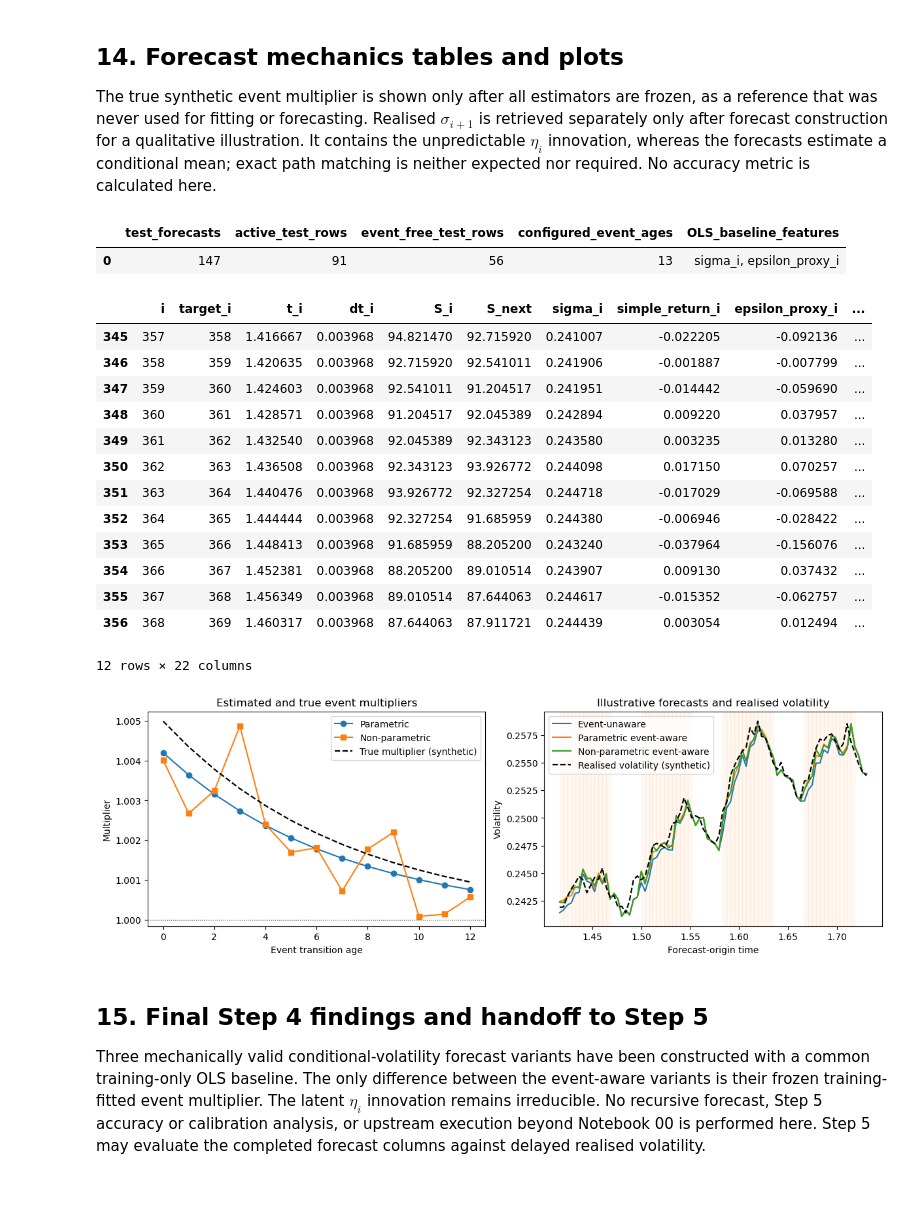
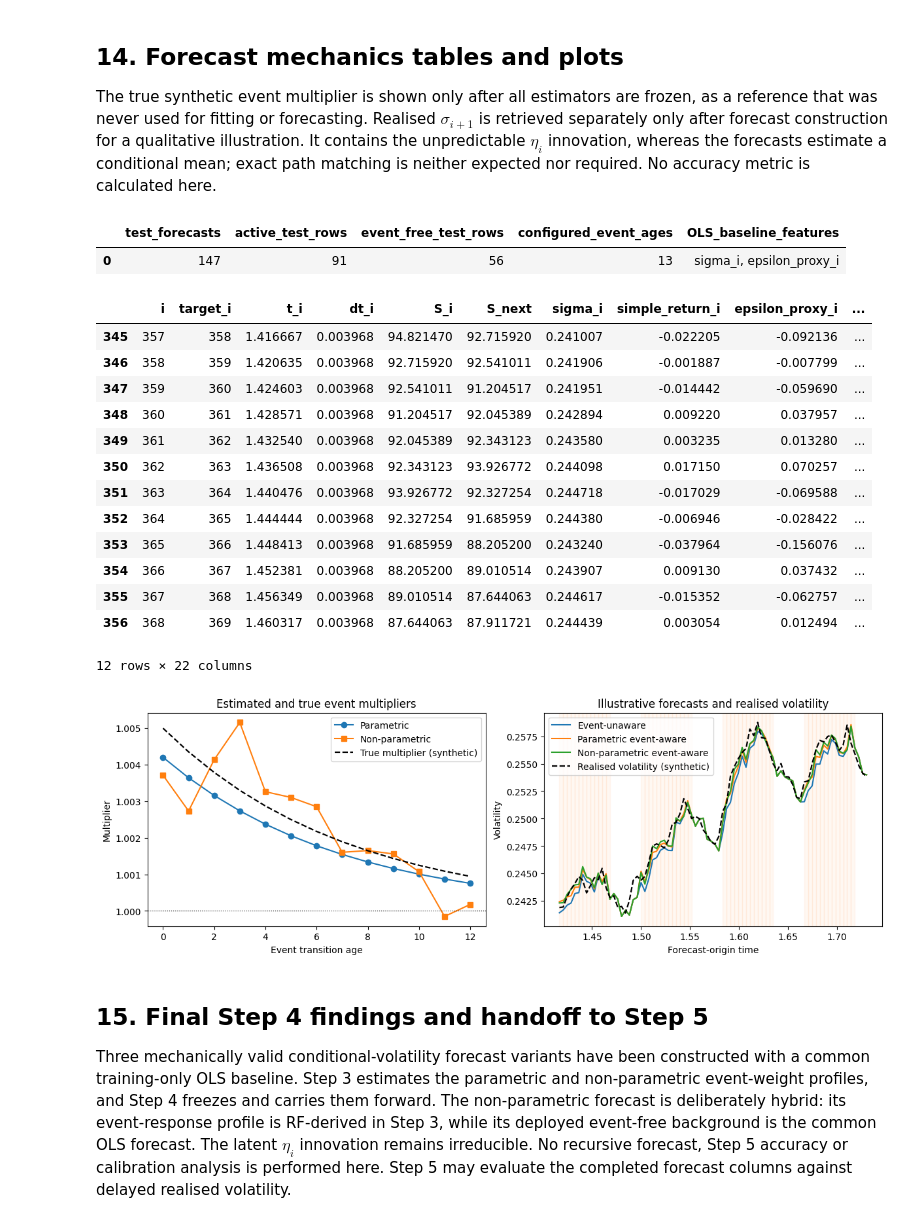
Before and after one commit to JivN24/HSBC-AN-RN, a Jupyter notebook: CODEWORK/Linus' Task Re-Do/04_dense_periodic_n1_volatility_forecasting.ipynb, the cells around one changed output. Saved outputs shown, nothing was run; the diff lists cells and outputs as text; code cells hidden in the pictures; blank space fills up the shorter version.

```diff
--- a/CODEWORK/Linus' Task Re-Do/04_dense_periodic_n1_volatility_forecasting.ipynb
+++ b/CODEWORK/Linus' Task Re-Do/04_dense_periodic_n1_volatility_forecasting.ipynb
@@ -148,15 +106,15 @@ All three primary forecasts use the same OLS baseline, fitted only on event-free
 # %%
 baseline_feature_columns = ['sigma_i', 'epsilon_proxy_i']
-hidden_simulator_names = {'epsilon', 'eta', 'F', 'omega', 'true_omega', 'true_amplitude', 'true_decay_rate'}
+hidden_simulator_names = {'epsilon', 'eta', 'F', 'omega', 'omega_next', 'true_omega', 'true_omega_next', 'true_amplitude', 'true_decay_rate'}
 event_free_train = train_data.loc[train_data['event_active_i'].eq(0)].copy()
-ols_baseline = sm.OLS(
-    event_free_train['sigma_next'], sm.add_constant(event_free_train[baseline_feature_columns], has_constant='add')
-).fit()
-ols_coefficients = ols_baseline.params.rename('estimate').to_frame()
+step4_ols_baseline = ols_baseline
+frozen_ols_coefficients = step4_ols_baseline.params.copy()
+ols_coefficients = frozen_ols_coefficients.rename('estimate').to_frame()
+assert set(baseline_feature_columns).isdisjoint(hidden_simulator_names)
 print(ols_coefficients.to_string())
 
 def ols_baseline_prediction(frame):
-    return np.asarray(ols_baseline.predict(sm.add_constant(frame[baseline_feature_columns], has_constant='add')), dtype=float)
+    return np.asarray(step4_ols_baseline.predict(sm.add_constant(frame[baseline_feature_columns], has_constant='add')), dtype=float)
 
 analysis_table['F_hat_ols'] = ols_baseline_prediction(analysis_table)
 if not np.isfinite(analysis_table['F_hat_ols']).all() or not analysis_table['F_hat_ols'].gt(0).all():
@@ -236,10 +186,13 @@ The OLS coefficients, parametric profile, and event-age means are copied before
 # %%
-frozen_ols_coefficients = ols_baseline.params.copy()
-frozen_A_hat = float(A_hat)
-frozen_lambda_hat = float(lambda_hat)
-frozen_nonparametric_profile = age_profile['mean'].copy()
-assert frozen_nonparametric_profile.index.tolist() == event_transition_ages
+frozen_A_hat = float(step3_A_hat)
+frozen_lambda_hat = float(step3_lambda_hat)
+frozen_step3_parametric_profile = step3_parametric_multiplier_by_age.copy()
+frozen_step3_nonparametric_profile = step3_nonparametric_multiplier_by_age.copy()
+assert frozen_step3_parametric_profile.index.tolist() == event_transition_ages
+assert frozen_step3_nonparametric_profile.index.tolist() == event_transition_ages
 assert np.isfinite([frozen_A_hat, frozen_lambda_hat]).all() and frozen_A_hat >= 0 and frozen_lambda_hat >= 0
+np.testing.assert_allclose(frozen_step3_parametric_profile, step3_parametric_multiplier_by_age, rtol=0.0, atol=1e-12)
+np.testing.assert_allclose(frozen_step3_nonparametric_profile, age_profile['mean'].loc[event_transition_ages], rtol=0.0, atol=1e-12)
 # %% [markdown]
 ## 13. Construct the three test forecast variants
 
@@ -251,6 +204,7 @@ forecast_input_columns = [
 ]
 test_forecast_table = test_data[forecast_input_columns].copy()
 assert 'sigma_next' not in test_forecast_table.columns
+assert set(forecast_input_columns).isdisjoint(hidden_simulator_names)
 
 test_forecast_table['F_hat_ols'] = ols_baseline_prediction(test_forecast_table)
 if not np.isfinite(test_forecast_table['F_hat_ols']).all() or not test_forecast_table['F_hat_ols'].gt(0).all():
@@ -258,19 +212,19 @@ if not np.isfinite(test_forecast_table['F_hat_ols']).all() or not test_forecast_
 active = test_forecast_table['event_active_i'].eq(1)
 test_forecast_table['multiplier_hat_unaware'] = 1.0
 test_forecast_table['multiplier_hat_parametric'] = 1.0
-test_forecast_table.loc[active, 'multiplier_hat_parametric'] = parametric_multiplier(
-    np.array([frozen_A_hat, frozen_lambda_hat]),
-    test_forecast_table.loc[active, 'event_age_years_i'].to_numpy(),
-)
+test_forecast_table.loc[active, 'multiplier_hat_parametric'] = test_forecast_table.loc[active, 'event_age_i'].map(frozen_step3_parametric_profile)
 test_forecast_table['multiplier_hat_nonparametric'] = 1.0
-test_forecast_table.loc[active, 'multiplier_hat_nonparametric'] = test_forecast_table.loc[active, 'event_age_i'].map(frozen_nonparametric_profile)
+test_forecast_table.loc[active, 'multiplier_hat_nonparametric'] = test_forecast_table.loc[active, 'event_age_i'].map(frozen_step3_nonparametric_profile)
 test_forecast_table['omega_hat_parametric'] = test_forecast_table['multiplier_hat_parametric'] ** 2
 test_forecast_table['omega_hat_nonparametric'] = test_forecast_table['multiplier_hat_nonparametric'] ** 2
 test_forecast_table['sigma_forecast_unaware'] = test_forecast_table['F_hat_ols']
 test_forecast_table['sigma_forecast_parametric'] = test_forecast_table['multiplier_hat_parametric'] * test_forecast_table['F_hat_ols']
 test_forecast_table['sigma_forecast_nonparametric'] = test_forecast_table['multiplier_hat_nonparametric'] * test_forecast_table['F_hat_ols']
-assert test_forecast_table.drop(columns=['event_age_years_i']).notna().all().all()
-assert test_forecast_table.loc[test_forecast_table['event_active_i'].eq(0), 'event_age_years_i'].isna().all()
+assert test_forecast_table.drop(columns=['event_age_i', 'event_age_years_i']).notna().all().all()
+assert test_forecast_table.loc[test_forecast_table['event_active_i'].eq(0), ['event_age_i', 'event_age_years_i']].isna().all().all()
+assert test_forecast_table.loc[~active, ['multiplier_hat_unaware', 'multiplier_hat_parametric', 'multiplier_hat_nonparametric']].eq(1.0).all().all()
+assert np.isfinite(test_forecast_table[['F_hat_ols', 'omega_hat_parametric', 'omega_hat_nonparametric', 'sigma_forecast_unaware', 'sigma_forecast_parametric', 'sigma_forecast_nonparametric']].to_numpy()).all()
+assert test_forecast_table[['F_hat_ols', 'omega_hat_parametric', 'omega_hat_nonparametric', 'sigma_forecast_unaware', 'sigma_forecast_parametric', 'sigma_forecast_nonparametric']].gt(0).all().all()
 # %% [markdown]
 ## 14. Forecast mechanics tables and plots
 
@@ -291,8 +245,8 @@ true_event_amplitude = reference_config['events']['amplitude']
 true_decay_rate = reference_config['events']['decay_rate']
 profile_plot = pd.DataFrame({
     'event_age': event_transition_ages,
-    'parametric_multiplier': parametric_multiplier(np.array([frozen_A_hat, frozen_lambda_hat]), np.asarray(event_transition_ages) / steps_per_year),
-    'nonparametric_multiplier': [frozen_nonparametric_profile.loc[a] for a in event_transition_ages],
+    'parametric_multiplier': frozen_step3_parametric_profile.loc[event_transition_ages].to_numpy(),
+    'nonparametric_multiplier': frozen_step3_nonparametric_profile.loc[event_transition_ages].to_numpy(),
 })
 profile_plot['true_multiplier_synthetic'] = np.sqrt(
     1.0 + true_event_amplitude * np.exp(-true_decay_rate * profile_plot['event_age'] / steps_per_year)
@@ -310,36 +264,36 @@ segment = test_forecast_table.head(min(80, len(test_forecast_table))).copy()
 realised_segment = test_data.set_index('i').loc[segment['i'], 'sigma_next'].to_numpy()
 for column, label in [
     ('sigma_forecast_unaware', 'Event-unaware'),
     ('sigma_forecast_parametric', 'Parametric event-aware'),
     ('sigma_forecast_nonparametric', 'Non-parametric event-aware'),
 ]:
     axes[1].plot(segment['t_i'], segment[column], label=label)
 axes[1].plot(segment['t_i'], realised_segment, color='black', linestyle='--', linewidth=1.6, label='Realised volatility (synthetic)')
 for _, row in segment.loc[segment['event_active_i'].eq(1)].iterrows():
     axes[1].axvspan(row['t_i'], row['t_i'] + row['dt_i'], color='tab:orange', alpha=0.05)
 axes[1].set(title='Illustrative forecasts and realised volatility', xlabel='Forecast-origin time', ylabel='Volatility')
 axes[1].legend()
 plt.show()
 # %% [output]
 |  | test_forecasts | active_test_rows | event_free_test_rows | configured_event_ages | OLS_baseline_features |
 | 0 | 147 | 91 | 56 | 13 | sigma_i, epsilon_proxy_i |
 |  | i | target_i | t_i | dt_i | S_i | S_next | sigma_i | simple_return_i | epsilon_proxy_i | ... |
 | 345 | 357 | 358 | 1.416667 | 0.003968 | 94.821470 | 92.715920 | 0.241007 | -0.022205 | -0.092136 | ... |
 | 346 | 358 | 359 | 1.420635 | 0.003968 | 92.715920 | 92.541011 | 0.241906 | -0.001887 | -0.007799 | ... |
 | 347 | 359 | 360 | 1.424603 | 0.003968 | 92.541011 | 91.204517 | 0.241951 | -0.014442 | -0.059690 | ... |
 | 348 | 360 | 361 | 1.428571 | 0.003968 | 91.204517 | 92.045389 | 0.242894 | 0.009220 | 0.037957 | ... |
 | 349 | 361 | 362 | 1.432540 | 0.003968 | 92.045389 | 92.343123 | 0.243580 | 0.003235 | 0.013280 | ... |
 | 350 | 362 | 363 | 1.436508 | 0.003968 | 92.343123 | 93.926772 | 0.244098 | 0.017150 | 0.070257 | ... |
 | 351 | 363 | 364 | 1.440476 | 0.003968 | 93.926772 | 92.327254 | 0.244718 | -0.017029 | -0.069588 | ... |
 | 352 | 364 | 365 | 1.444444 | 0.003968 | 92.327254 | 91.685959 | 0.244380 | -0.006946 | -0.028422 | ... |
 | 353 | 365 | 366 | 1.448413 | 0.003968 | 91.685959 | 88.205200 | 0.243240 | -0.037964 | -0.156076 | ... |
 | 354 | 366 | 367 | 1.452381 | 0.003968 | 88.205200 | 89.010514 | 0.243907 | 0.009130 | 0.037432 | ... |
 | 355 | 367 | 368 | 1.456349 | 0.003968 | 89.010514 | 87.644063 | 0.244617 | -0.015352 | -0.062757 | ... |
 | 356 | 368 | 369 | 1.460317 | 0.003968 | 87.644063 | 87.911721 | 0.244439 | 0.003054 | 0.012494 | ... |
 12 rows × 22 columns
-[figure, old version]
+[figure, new version]
 # %% [markdown]
 ## 15. Final Step 4 findings and handoff to Step 5
 
-Three mechanically valid conditional-volatility forecast variants have been constructed with a common training-only OLS baseline. The only difference between the event-aware variants is their frozen training-fitted event multiplier. The latent $\eta_i$ innovation remains irreducible. No recursive forecast, Step 5 accuracy or calibration analysis, or upstream execution beyond Notebook 00 is performed here. Step 5 may evaluate the completed forecast columns against delayed realised volatility.
+Three mechanically valid conditional-volatility forecast variants have been constructed with a common training-only OLS baseline. Step 3 estimates the parametric and non-parametric event-weight profiles, and Step 4 freezes and carries them forward. The non-parametric forecast is deliberately hybrid: its event-response profile is RF-derived in Step 3, while its deployed event-free background is the common OLS forecast. The latent $\eta_i$ innovation remains irreducible. No recursive forecast, Step 5 accuracy or calibration analysis is performed here. Step 5 may evaluate the completed forecast columns against delayed realised volatility.
 # %%
```
Also changed, not shown: parts of 19 cells of this notebook.
